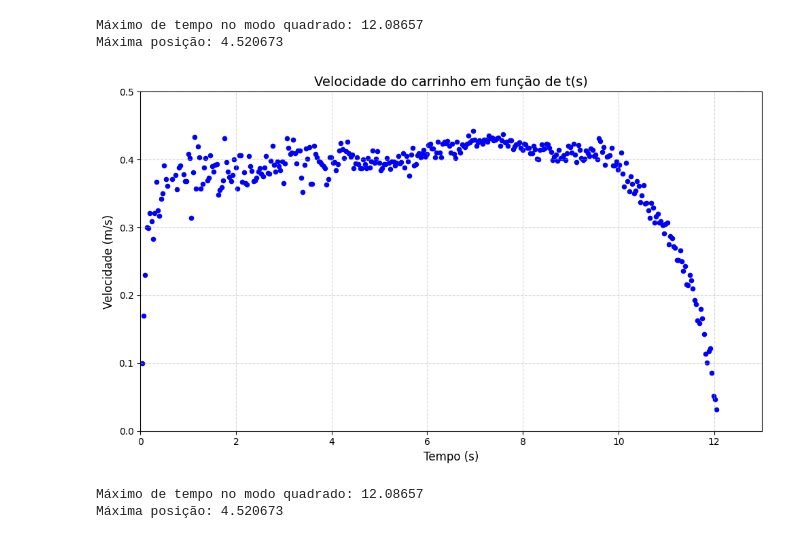
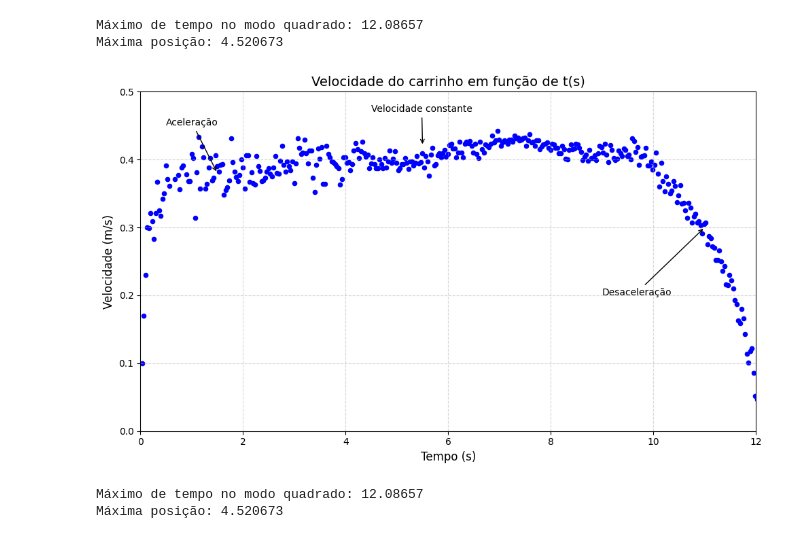
Before and after one commit to Maria-Costa/Arduino-Fisica, a Jupyter notebook: Arduino_V1.ipynb, the cells around one changed output. Saved outputs shown, nothing was run; the diff lists cells and outputs as text; code cells hidden in the pictures.

Commit message:
Correção dos dados e da visualização dos gráficos

```diff
--- a/Arduino_V1.ipynb
+++ b/Arduino_V1.ipynb
@@ -108,27 +127,45 @@ Máxima posição: 4.520673
 # %%
 # Velocidade x Tempo
 plt.figure(figsize=(10, 6))
 plt.scatter(df_q['tempo'], df_q['velocidade'], color='blue', s=20)
 
 plt.title('Velocidade do carrinho em função de t(s)', fontsize=14)
 plt.xlabel('Tempo (s)', fontsize=12)
 plt.ylabel('Velocidade (m/s)', fontsize=12)
-plt.xlim(0, 13)
+plt.xlim(0, 12)
 plt.ylim(0, 0.5)
 plt.grid(True, linestyle='--', alpha=0.5)
 plt.xticks(fontsize=10)
 plt.yticks(fontsize=10)
 plt.tight_layout()
+
+# Aceleração inicial
+plt.annotate('Aceleração',
+             xy=(1.5, 0.38),
+             xytext=(0.5, 0.45),
+             arrowprops=dict(facecolor='black', arrowstyle='->'), fontsize=10)
+
+# Velocidade constante
+plt.annotate('Velocidade constante',
+             xy=(5.5, 0.42),
+             xytext=(4.5, 0.47),
+             arrowprops=dict(facecolor='black', arrowstyle='->'), fontsize=10)
+
+# Desaceleração
+plt.annotate('Desaceleração',
+             xy=(11, 0.3),
+             xytext=(9, 0.2),
+             arrowprops=dict(facecolor='black', arrowstyle='->'), fontsize=10)
 
 # para exportar pro relatório
 plt.savefig("grafico_vt_modo_q.png", dpi=300)
 
 plt.tight_layout()
 plt.show()
 
 print(f"Máximo de tempo no modo quadrado: {df_q['tempo'].max()}")
 print(f"Máxima posição: {df_q['posicao'].max()}")
 # %% [output]
-[figure, old version]
+[figure, new version]
 Máximo de tempo no modo quadrado: 12.08657
 Máxima posição: 4.520673
```
Also changed, not shown: parts of 2 cells of this notebook.
